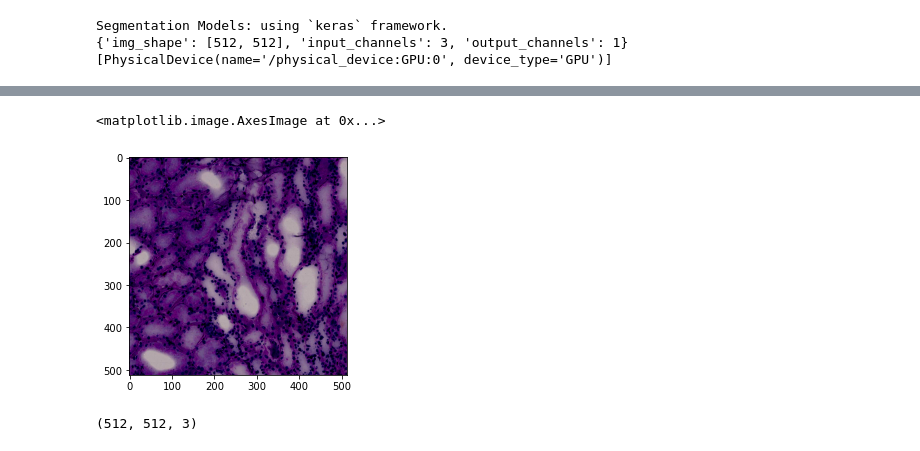
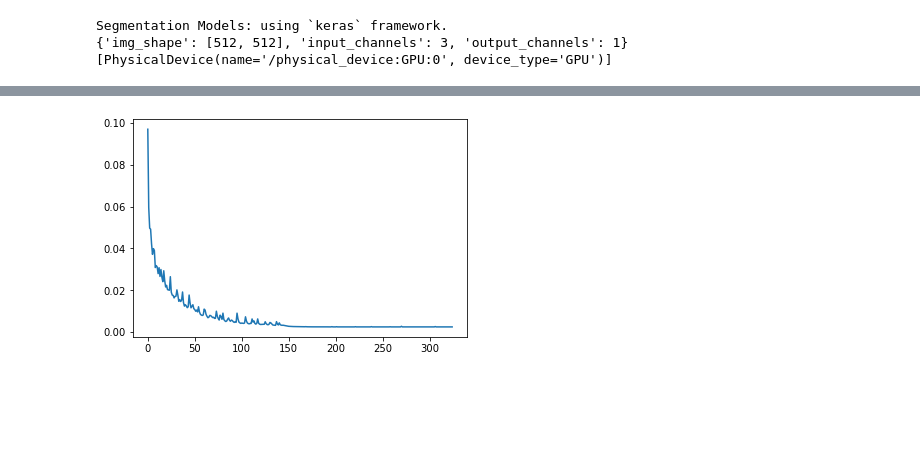
Before and after one commit to tobeor3009/pix2pix_mono_seg, a Jupyter notebook: unet_not_in_memory.ipynb, the cells around one changed output, grey strips where cells are left out. Saved outputs shown, nothing was run; the diff lists cells and outputs as text; code cells hidden in the pictures; blank space fills up the shorter version.

```diff
--- a/unet_not_in_memory.ipynb
+++ b/unet_not_in_memory.ipynb
@@ -232,0 +182,10 @@ array([9.9852636e-02, 1.2715660e-12, 1.2715659e-12, 1.2715660e-12],
+# %%
+import csv
+
+with open('./U_net/vessel_level_1_512_random_org/log.csv') as csv_file:
+    reader = csv.DictReader(csv_file)
+    dict_from_csv = {field_name:[] for field_name in reader.fieldnames}
+    print(reader.fieldnames)
+    for row in reader:
+        for filedname in reader.fieldnames:
+            dict_from_csv[filedname].append(float(row[filedname]))
@@ -233,5 +194,6 @@ array([9.9852636e-02, 1.2715660e-12, 1.2715659e-12, 1.2715660e-12],
 # %%
 from matplotlib import pyplot as plt
 
-plt.imshow(temp[0])
+plt.plot(dict_from_csv["loss"])
+plt.show()
 # %% [output]
@@ -239,6 +200 @@ WARNING:matplotlib.image:Clipping input data to the valid range for imshow with
-<matplotlib.image.AxesImage at 0x...>
-[figure, old version]
+[figure, new version]
-# %%
-temp[1].shape
-# %% [output]
-(512, 512, 3)
```
Also changed, not shown: parts of 26 cells of this notebook, 10 other files.
